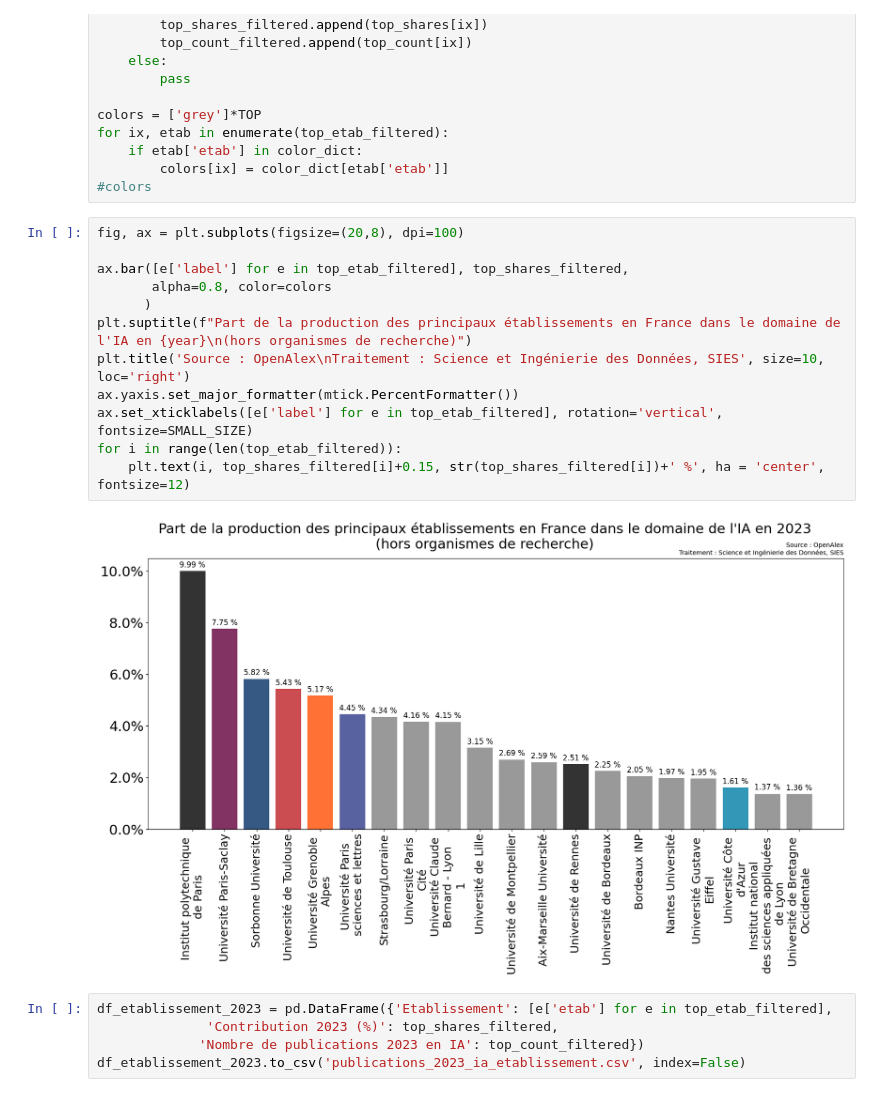
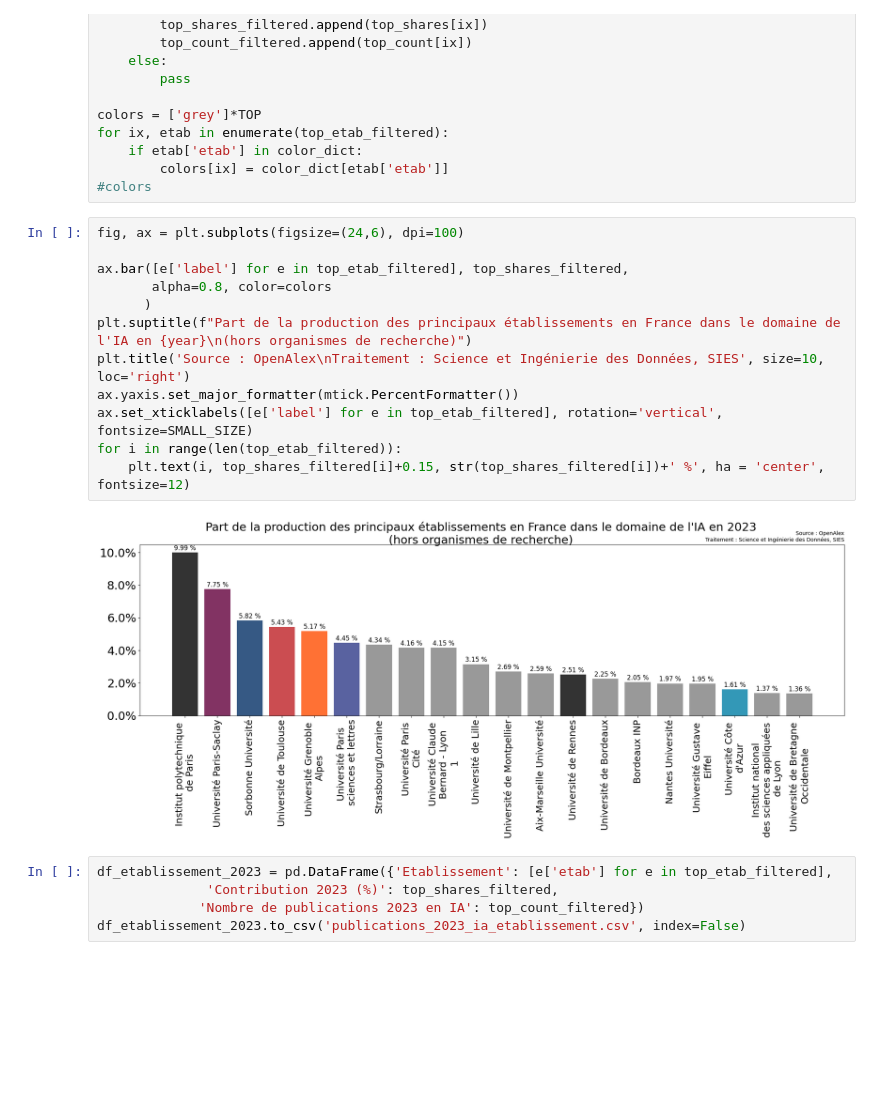
Before and after one commit to dataesr/ia-tracker, a Jupyter notebook: notebooks/OpenAlexWithEtab.ipynb, the cells around one changed output. Cells and saved outputs as stored; diff of their text form; blank space fills up the shorter version.

```diff
--- a/notebooks/OpenAlexWithEtab.ipynb
+++ b/notebooks/OpenAlexWithEtab.ipynb
@@ -203,19 +203,19 @@ for ix, etab in enumerate(top_etab_filtered):
         colors[ix] = color_dict[etab['etab']]
 #colors
 # %%
-fig, ax = plt.subplots(figsize=(20,8), dpi=100)
+fig, ax = plt.subplots(figsize=(24,6), dpi=100)
 
 ax.bar([e['label'] for e in top_etab_filtered], top_shares_filtered,
        alpha=0.8, color=colors
       )
 plt.suptitle(f"Part de la production des principaux établissements en France dans le domaine de l'IA en {year}\n(hors organismes de recherche)")
 plt.title('Source : OpenAlex\nTraitement : Science et Ingénierie des Données, SIES', size=10, loc='right')
 ax.yaxis.set_major_formatter(mtick.PercentFormatter())
 ax.set_xticklabels([e['label'] for e in top_etab_filtered], rotation='vertical', fontsize=SMALL_SIZE)
 for i in range(len(top_etab_filtered)):
     plt.text(i, top_shares_filtered[i]+0.15, str(top_shares_filtered[i])+' %', ha = 'center', fontsize=12)
 # %% [output]
-[figure, old version]
+[figure, new version]
 # %%
 df_etablissement_2023 = pd.DataFrame({'Etablissement': [e['etab'] for e in top_etab_filtered],
               'Contribution 2023 (%)': top_shares_filtered,
```
Also changed, not shown: parts of 4 cells of this notebook, 2 other files.
